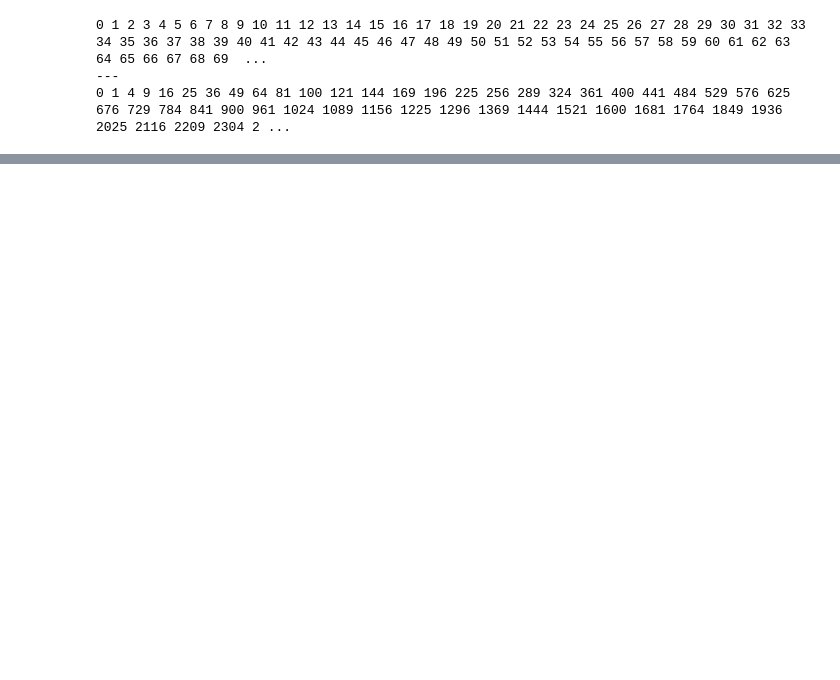
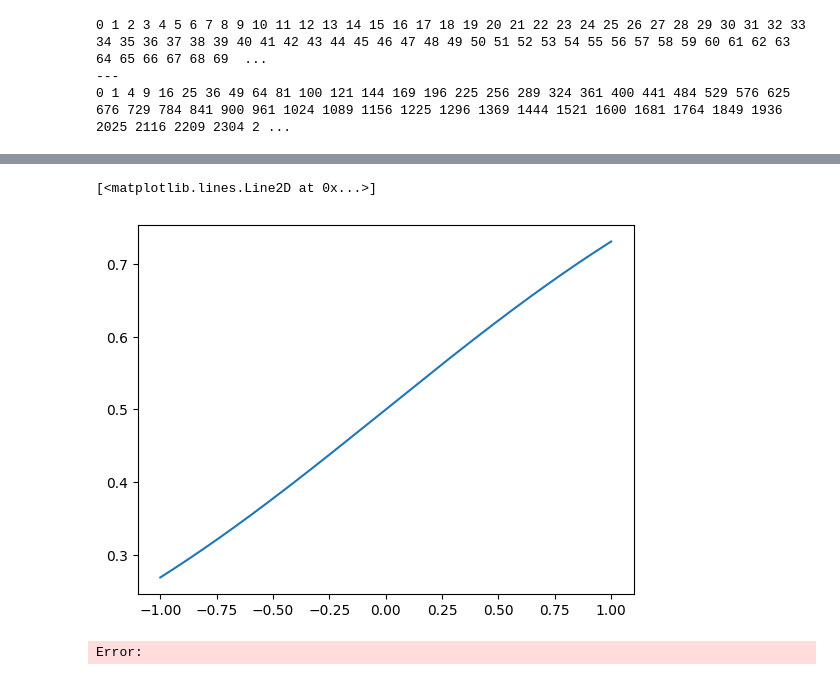
Before and after one commit to artem701/autosim, a Jupyter notebook: doc/autosim.ipynb, the cells around one changed output, grey strips where cells are left out. Saved outputs shown, nothing was run; the diff lists cells and outputs as text; code cells hidden in the pictures; blank space fills up the shorter version.

```diff
--- a/doc/autosim.ipynb
+++ b/doc/autosim.ipynb
@@ -213,0 +228,12 @@ F_thrust, F_break, F_frict, F_air
+# %%
+import numpy as np
+import matplotlib.pyplot as plt
+
+X = np.linspace(-1, 1, 1000)
+Y = 1.0 / (1 + np.exp(-1 * X))
+
+plt.plot(X, Y)
+# %% [output]
+[<matplotlib.lines.Line2D at 0x...>]
+[figure, added]
+Error:
```
Also changed, not shown: parts of 2 cells of this notebook, 2 other files.
